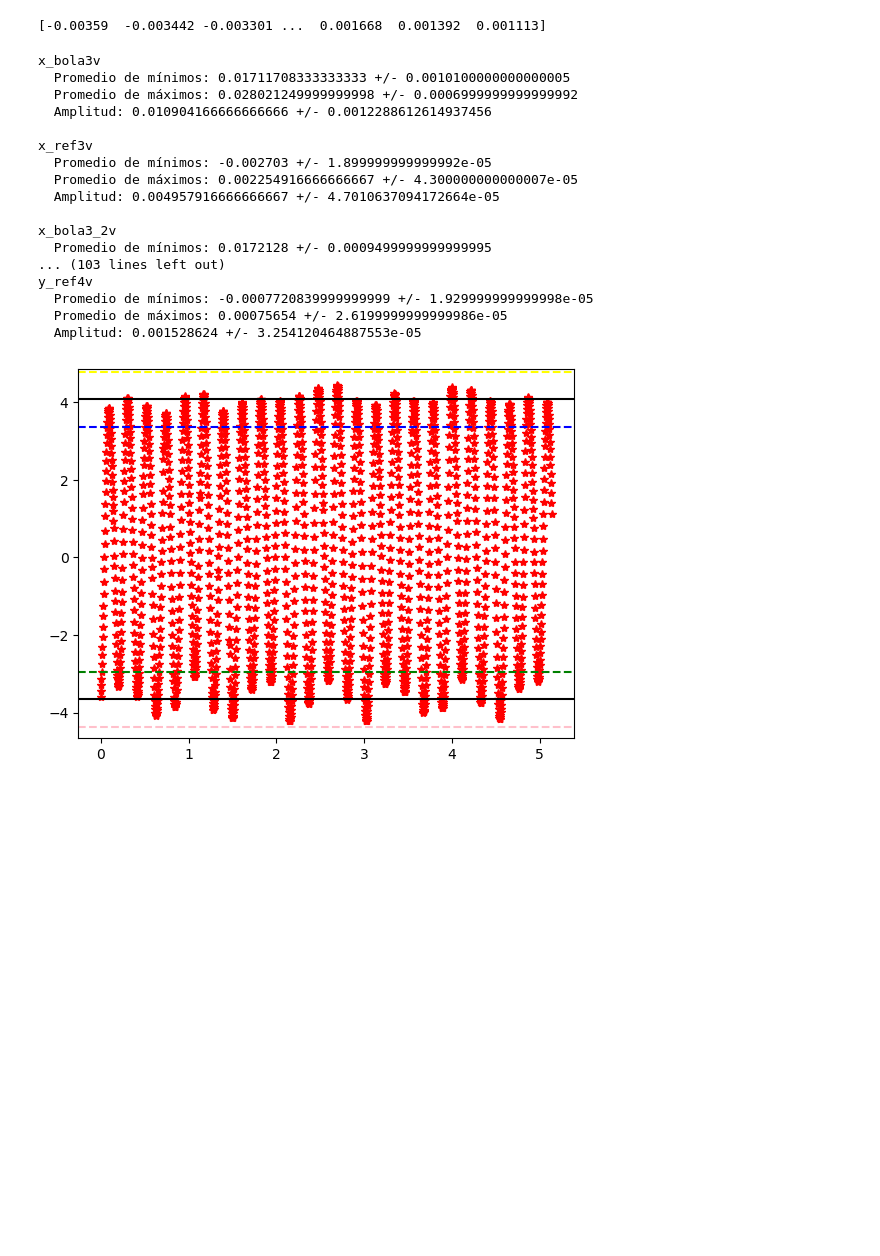
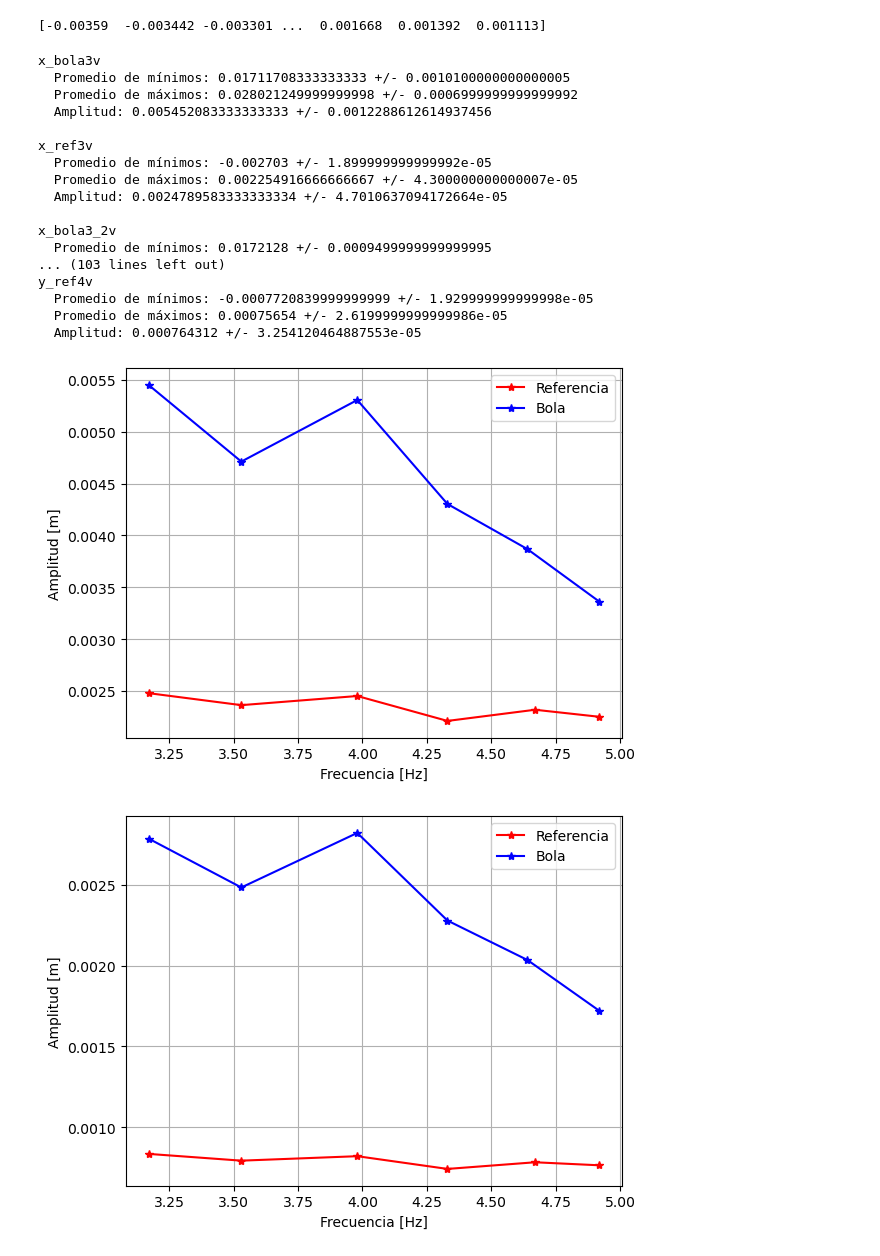
Before and after one commit to alonsoruizpili/An-lisis-preliminar-de-la-amplitud-de-movimiento-de-una-part-cula-en-un-puente-capilar., a Jupyter notebook: Analisis de datos de puente capilar.ipynb, the cells around one changed output. Cells and saved outputs as stored; diff of their text form; code cells hidden in the pictures; blank space fills up the shorter version.

```diff
--- a/Analisis de datos de puente capilar.ipynb
+++ b/Analisis de datos de puente capilar.ipynb
@@ -192,6 +247,10 @@ print(x_bola3_8v)
 [-0.00359  -0.003442 -0.003301 ...  0.001668  0.001392  0.001113]
 # %%
 variables_a_procesar = ['x_bola3v', 'x_ref3v', 'x_bola3_2v', 'x_ref3_2v', 'x_bola3_4v', 'x_ref3_4v', 'x_bola3_6v', 'x_ref3_6v', 'x_bola3_8v', 'x_ref3_8v', 'x_bola4v', 'x_ref4v', 'y_bola3v', 'y_ref3v', 'y_bola3_2v', 'y_ref3_2v', 'y_bola3_4v', 'y_ref3_4v', 'y_bola3_6v', 'y_ref3_6v', 'y_bola3_8v', 'y_ref3_8v', 'y_bola4v', 'y_ref4v']
+ampx_bola_grande= []
+ampx_ref_grande= []
+ampy_bola_grande= []
+ampy_ref_grande= []
 
 for nombre in variables_a_procesar:
     valor = globals()[nombre]
@@ -217,10 +276,21 @@ for nombre in variables_a_procesar:
     # (Tus cálculos anteriores de promedios, errores y amplitudes...)
     promedio_maximos = np.mean(valores_picos)
     promedio_minimos = np.mean(valores_valles)
-    amplitud = promedio_maximos - promedio_minimos
+    eje = (promedio_maximos + promedio_minimos)/2
+    amplitud = abs(promedio_maximos - eje)
 
     error_amplitud = np.sqrt(error_max**2 + error_min**2)
 
+    if nombre[0] == 'x' and nombre[2] == 'b':
+        ampx_bola_grande.append(amplitud)
+    elif nombre[0] == 'x' and nombre[2] == 'r':
+        ampx_ref_grande.append(amplitud)
+    elif nombre[0] == 'y' and nombre[2] == 'b':
+        ampy_bola_grande.append(amplitud)
+    elif nombre[0] == 'y' and nombre[2] == 'r':
+        ampy_ref_grande.append(amplitud)
+    else:
+        print('problema')
 
 
     print(nombre)
@@ -231,12 +301,12 @@ for nombre in variables_a_procesar:
 x_bola3v
   Promedio de mínimos: 0.01711708333333333 +/- 0.0010100000000000005
   Promedio de máximos: 0.028021249999999998 +/- 0.0006999999999999992
-  Amplitud: 0.010904166666666666 +/- 0.0012288612614937456
+  Amplitud: 0.005452083333333333 +/- 0.0012288612614937456
 
 x_ref3v
   Promedio de mínimos: -0.002703 +/- 1.899999999999992e-05
   Promedio de máximos: 0.002254916666666667 +/- 4.300000000000007e-05
-  Amplitud: 0.004957916666666667 +/- 4.7010637094172664e-05
+  Amplitud: 0.0024789583333333334 +/- 4.7010637094172664e-05
 
 x_bola3_2v
   Promedio de mínimos: 0.0172128 +/- 0.0009499999999999995
@@ -244,15 +314,32 @@ x_bola3_2v
 y_ref4v
   Promedio de mínimos: -0.0007720839999999999 +/- 1.929999999999998e-05
   Promedio de máximos: 0.00075654 +/- 2.6199999999999986e-05
-  Amplitud: 0.001528624 +/- 3.254120464887553e-05
+  Amplitud: 0.000764312 +/- 3.254120464887553e-05
-# %%
-plt.plot(t_bola3_8v, x_bola3_8v*10**3, '*r')
-plt.axhline(y=-0.0036567391304347828*10**3 - 0.0007039999999999998*10**3, color='pink', linestyle = '--')
-plt.axhline(y=-0.0036567391304347828*10**3, color='black')
-plt.axhline(y=-0.0036567391304347828*10**3 + 0.0007039999999999998*10**3, color='green', linestyle = '--')
-plt.axhline(y=0.004080916666666667*10**3 - 0.0007039999999999998*10**3, color='blue', linestyle = '--')
-plt.axhline(y=0.004080916666666667*10**3 , color='black')
-plt.axhline(y=0.004080916666666667*10**3 + 0.0007039999999999998*10**3, color='yellow', linestyle = '--')
-plt.show()
-# %% [output]
-[figure, old version]
+# %%
+frec_bolas_grande = np.array([3.17, 3.53, 3.98, 4.33, 4.64, 4.92])
+frec_ref_grande = np.array([3.17, 3.53, 3.98, 4.33, 4.67, 4.92])
+
+#plt.plot(frec_bolas_grande, np.array(ampx_bola_grande), '*b')
+plt.plot(frec_ref_grande, np.array(ampx_ref_grande), color='red',  marker='*', linestyle='-', label='Referencia')
+plt.plot(frec_bolas_grande, np.array(ampx_bola_grande), color='blue',  marker='*', linestyle='-', label='Bola')
+#plt.plot(frec_ref_grande, np.array(ampx_ref_grande), '*r')
+plt.xlabel('Frecuencia [Hz]')
+plt.ylabel('Amplitud [m]')
+plt.legend()
+plt.grid()
+plt.savefig("amp_x_grandes.png", dpi=200, bbox_inches="tight")
+plt.show()
+
+#plt.plot(frec_bolas_grande, np.array(ampy_bola_grande), '*b')
+plt.plot(frec_ref_grande, np.array(ampy_ref_grande), color='red',  marker='*', linestyle='-', label='Referencia')
+plt.plot(frec_bolas_grande, np.array(ampy_bola_grande), color='blue',  marker='*', linestyle='-', label='Bola')
+#plt.plot(frec_ref_grande, np.array(ampy_ref_grande), '*r')
+plt.xlabel('Frecuencia [Hz]')
+plt.ylabel('Amplitud [m]')
+plt.legend()
+plt.grid()
+plt.savefig("amp_y_grandes.png", dpi=200, bbox_inches="tight")
+plt.show()
+# %% [output]
+[figure, added]
+[figure, added]
```
Also changed, not shown: parts of 4 cells of this notebook.
